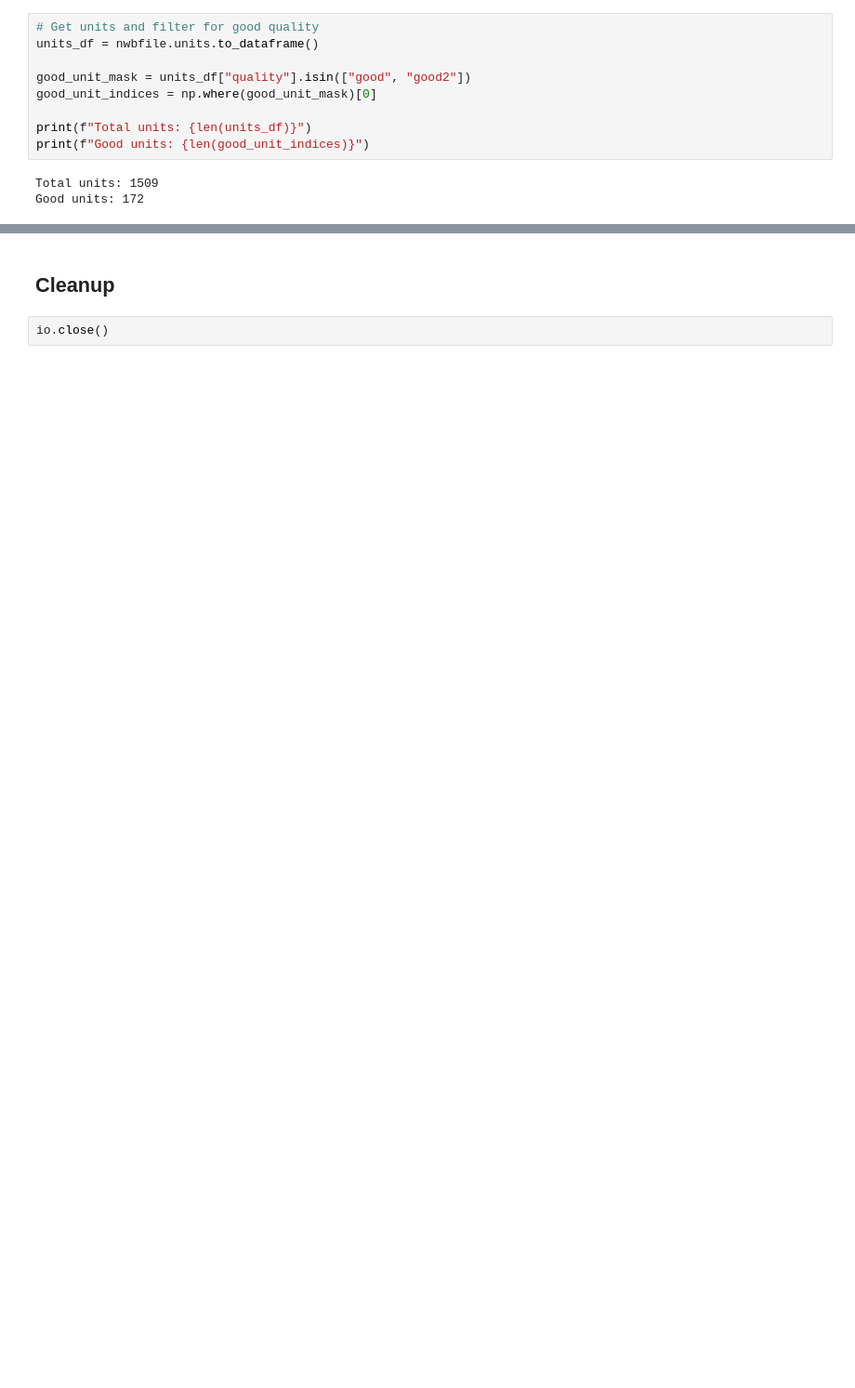
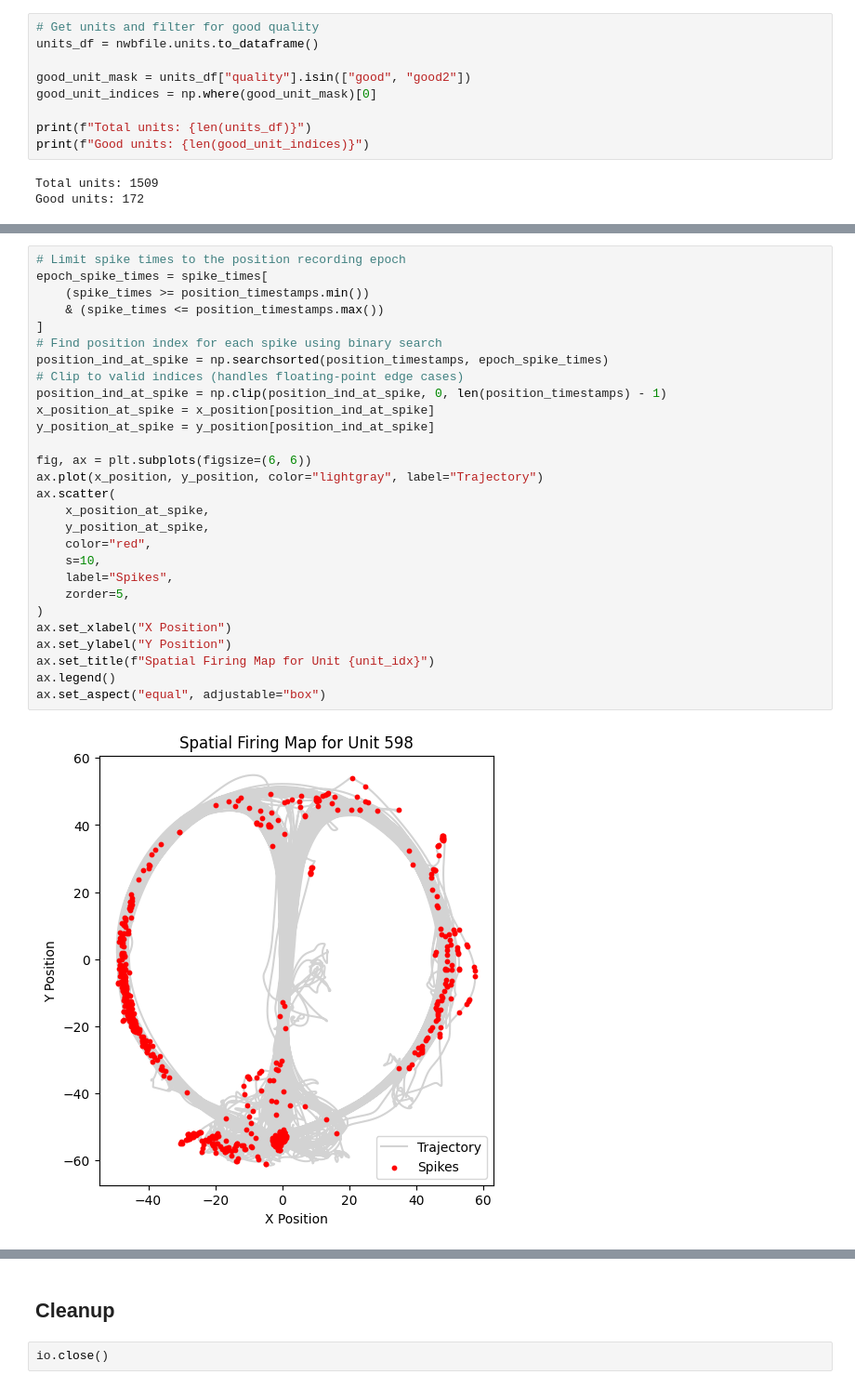
Before and after one commit to edeno/ncbs-neural-circuits-navigation, a Jupyter notebook: notebooks/02-spike-stimulus-analysis.ipynb, the cells around one changed output, grey strips where cells are left out. Shown at 93% size. Saved outputs shown, nothing was run; the diff lists cells and outputs as text; blank space fills up the shorter version.

```diff
--- a/notebooks/02-spike-stimulus-analysis.ipynb
+++ b/notebooks/02-spike-stimulus-analysis.ipynb
@@ -147,0 +543,30 @@ Try visualizing the place field or computing spatial firing rate maps!
+# %%
+# Limit spike times to the position recording epoch
+epoch_spike_times = spike_times[
+    (spike_times >= position_timestamps.min())
+    & (spike_times <= position_timestamps.max())
+]
+# Find position index for each spike using binary search
+position_ind_at_spike = np.searchsorted(position_timestamps, epoch_spike_times)
+# Clip to valid indices (handles floating-point edge cases)
+position_ind_at_spike = np.clip(position_ind_at_spike, 0, len(position_timestamps) - 1)
+x_position_at_spike = x_position[position_ind_at_spike]
+y_position_at_spike = y_position[position_ind_at_spike]
+
+fig, ax = plt.subplots(figsize=(6, 6))
+ax.plot(x_position, y_position, color="lightgray", label="Trajectory")
+ax.scatter(
+    x_position_at_spike,
+    y_position_at_spike,
+    color="red",
+    s=10,
+    label="Spikes",
+    zorder=5,
+)
+ax.set_xlabel("X Position")
+ax.set_ylabel("Y Position")
+ax.set_title(f"Spatial Firing Map for Unit {unit_idx}")
+ax.legend()
+ax.set_aspect("equal", adjustable="box")
+# %% [output]
+[figure, added]
```
Also changed, not shown: parts of 34 cells of this notebook.
